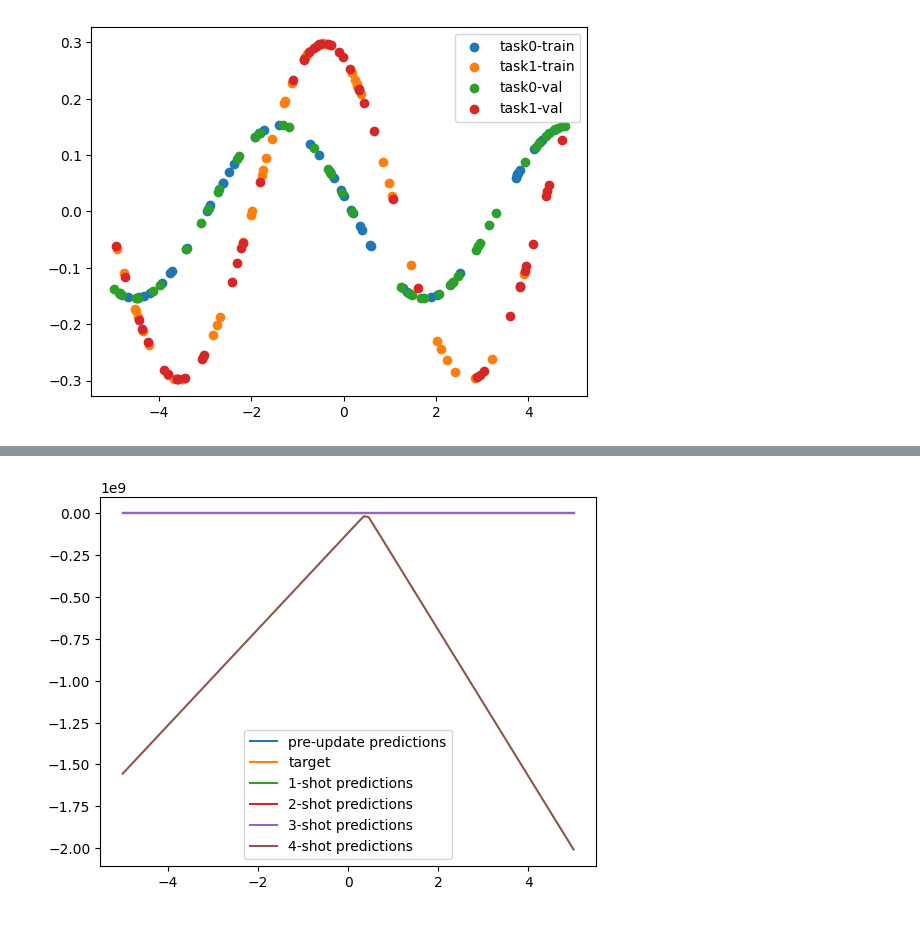
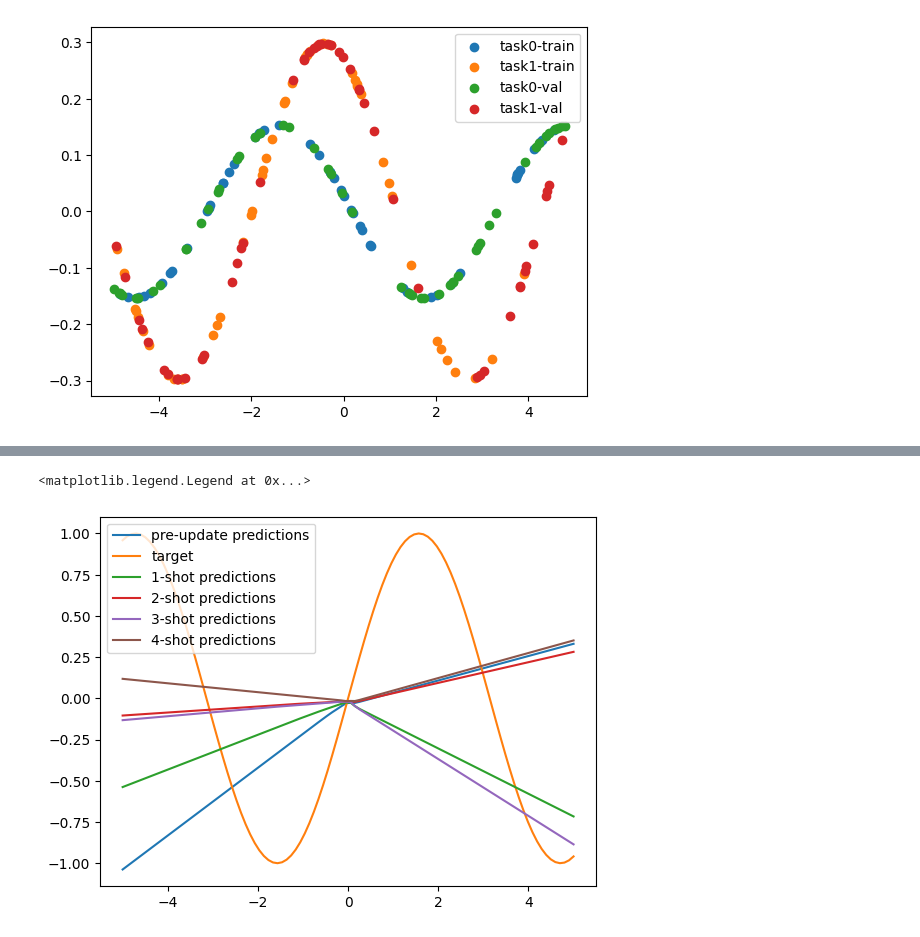
Before and after one commit to LucMc/JAX_tuitorials, a Jupyter notebook: maml_flax.ipynb, the cells around one changed output, grey strips where cells are left out. Saved outputs shown, nothing was run; the diff lists cells and outputs as text; code cells hidden in the pictures.

Commit message:
jitted maml

```diff
--- a/maml_flax.ipynb
+++ b/maml_flax.ipynb
@@ -74,3 +175,11 @@ x0 - maml_objective(x,y) = -2.0
+# %%
+rng, key = random.split(rng)
+in_shape = (1,1)
+outer_lr = 8e-4 # WAS 1e-3
+inner_lr = 0.01
+model = Net(n_hidden=32, n_output=1)
+model_outer_state = create_state(key, model, in_shape, outer_lr)
+model_inner_state = create_state(key, model, in_shape, inner_lr)
 # %%
 K=20
 maml_losses = []
@@ -102,7 +234,7 @@ plt.plot(maml_losses[100:8_000])
 # %%
 xrange_inputs = jnp.linspace(-5,5,100).reshape((100,1))
 targets = jnp.sin(xrange_inputs)
-predictions = model_state.apply_fn(model_state.params, xrange_inputs)
+predictions = model_outer_state.apply_fn(model_outer_state.params, xrange_inputs)
 #predictions = vmap(partial(net_apply, net_params))(xrange_inputs)
 plt.plot(xrange_inputs, predictions, label='pre-update predictions')
 plt.plot(xrange_inputs, targets, label='target')
@@ -111,11 +243,12 @@ rng, key = random.split(rng)
 x1 = random.uniform(key, minval=-5.0, maxval=5.0, shape=(K,1))
 y1 = 1.0 * jnp.sin(x1 + 0.)
 
-net_params = model_state.params
+model_inner_state.replace(params=model_outer_state.params)
+
 for i in range(1,5):
-    net_params = inner_update(net_params, x1, y1, model_state.apply_fn)
-    predictions = model_state.apply_fn(net_params, xrange_inputs)
+    model_inner_state = inner_update(model_inner_state.params, x1, y1, model_inner_state)
+    predictions = model_inner_state.apply_fn(model_inner_state.params, xrange_inputs)
     plt.plot(xrange_inputs, predictions, label=f'{i}-shot predictions')
-
+    print(f"{i}-shot prediction loss: {jnp.mean((predictions - targets)**2)}")
 plt.legend()
 # %% [output]
@@ -157,27 +294,19 @@ plt.legend()
 <matplotlib.legend.Legend at 0x...>
 [figure]
 # %%
-rng, key1, key2 = random.split(rng, num=3)
+rng, key1 = random.split(rng)
 in_shape = (1,1)
-lr = 0.0003
+# lr = 0.0004
+del model_state
 model_state = create_state(key1, model, in_shape, lr)
-
-def batched_maml_loss(params, x1_b, y1_b, x2_b, y2_b, apply_fn):
-    task_losses = jax.vmap(partial(maml_loss, params))(x1_b, y1_b, x2_b, y2_b, apply_fn)
-    return jnp.mean(task_losses)
-
-# @jax.jit
-def batched_meta_update(model_state: TrainState, x1, y1, x2, y2):
-    loss, grads = jax.value_and_grad(batched_maml_loss)(model_state.params, x1, x2, y1, y2, model_state.apply_fn)
-    model_state = model_state.apply_gradients(grads=grads)
-    return model_state, loss
 
 batched_maml_losses = []
 K = 20
-for i in tqdm(range(20_000)):
+
+for i in range(20_000):
+    rng, key2 = random.split(rng)
     x1_b, y1_b, x2_b, y2_b = sample_tasks(4, K, key2)
-    # print(f"x1_b: {x1_b}, y1_b: {y1_b}, x2_b: {x2_b}, y2_b: {y2_b}")
-    model_state, loss = meta_update(model_state, x1_b, y1_b, x2_b, y2_b)
+    model_state, loss = meta_update(model_state, x1_b, y1_b, x2_b, y2_b, inner_opt_state, inner_opt)
     batched_maml_losses.append(loss)
 
     if i % 1000 == 0:
@@ -221,10 +334,12 @@ x1 = random.uniform(key, minval=-5.0, maxval=5.0, shape=(K,1))
 y1 = 1.0 * jnp.sin(x1 + 0.)
 
 net_params = model_state.params
+
 for i in range(1,5):
-    net_params = inner_update(net_params, x1, y1, model_state.apply_fn)
+    net_params = inner_update(net_params, x1, y1, model_state, inner_opt_state, inner_opt)
     predictions = model_state.apply_fn(net_params, xrange_inputs)
     plt.plot(xrange_inputs, predictions, label=f'{i}-shot predictions')
+    print(f"{i}-shot prediction loss: {jnp.mean((predictions - targets)**2)}")
 
 plt.legend()
 # %% [output]
@@ -232 +350,2 @@ plt.legend()
+<matplotlib.legend.Legend at 0x...>
-[figure, old version]
+[figure, new version]
```
Also changed, not shown: parts of 14 cells of this notebook, 1 other file.
